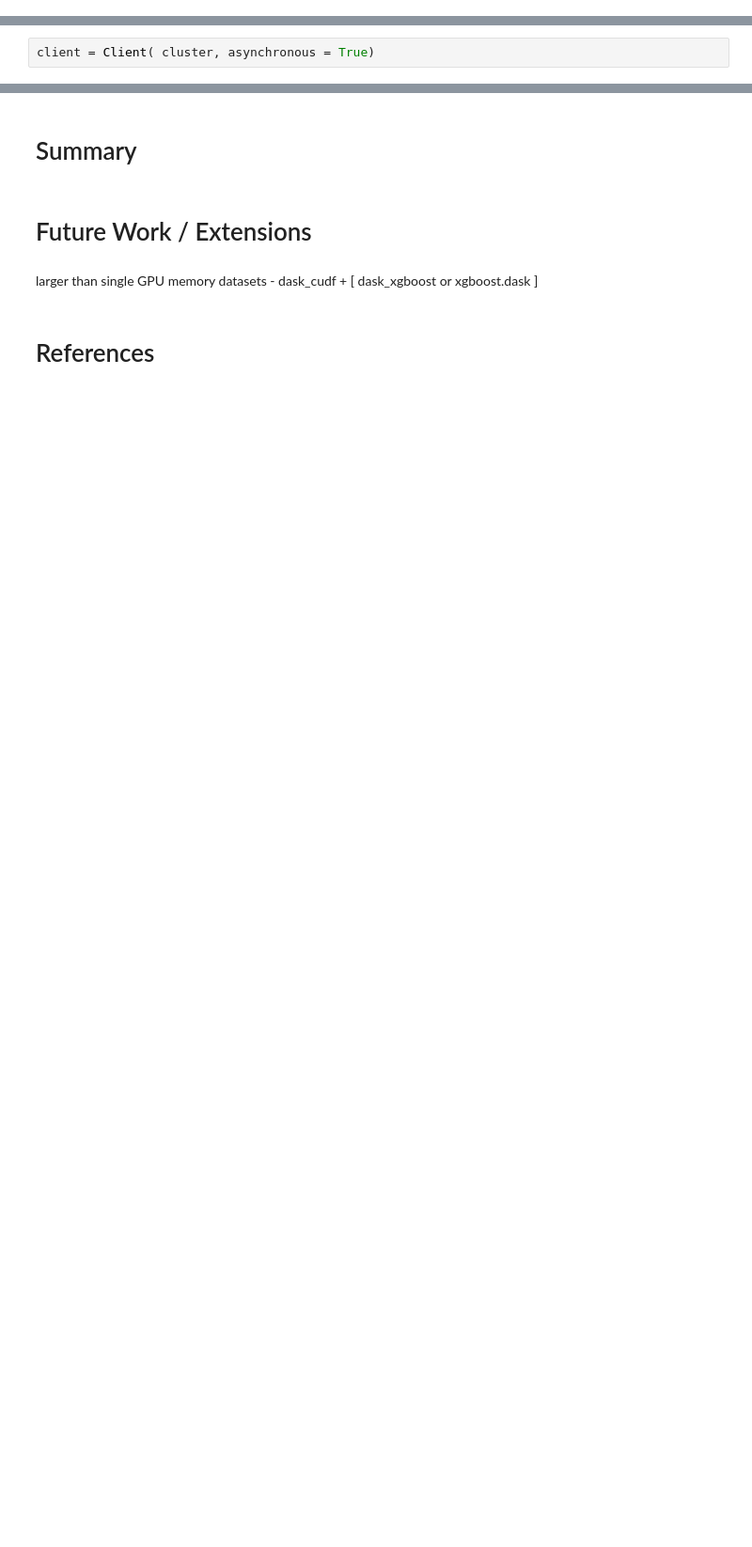
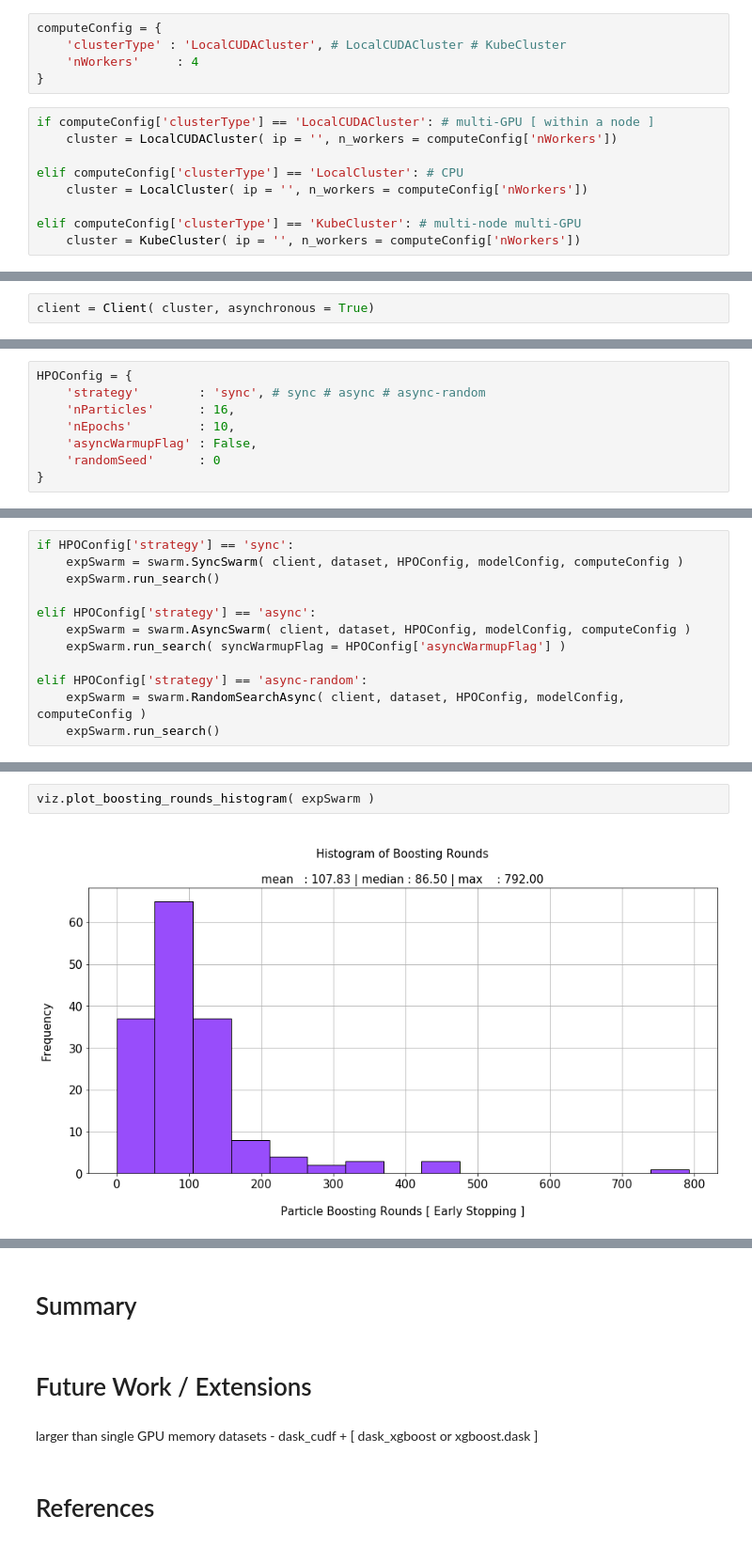
Before and after one commit to miroenev/rapids, a Jupyter notebook: HPO/hpo.ipynb, the cells around one changed output, grey strips where cells are left out. Shown: that part at 94% size. Saved outputs shown, nothing was run; the diff lists cells and outputs as text; blank space fills up the shorter version.

```diff
--- a/HPO/hpo.ipynb
+++ b/HPO/hpo.ipynb
@@ -161,0 +255,14 @@ cluster = LocalCUDACluster( ip = '', n_workers = 4)
+# %%
+computeConfig = {
+    'clusterType' : 'LocalCUDACluster', # LocalCUDACluster # KubeCluster
+    'nWorkers'     : 4
+}
+# %%
+if computeConfig['clusterType'] == 'LocalCUDACluster': # multi-GPU [ within a node ]
+    cluster = LocalCUDACluster( ip = '', n_workers = computeConfig['nWorkers'])
+
+elif computeConfig['clusterType'] == 'LocalCluster': # CPU
+    cluster = LocalCluster( ip = '', n_workers = computeConfig['nWorkers'])
+
+elif computeConfig['clusterType'] == 'KubeCluster': # multi-node multi-GPU
+    cluster = KubeCluster( ip = '', n_workers = computeConfig['nWorkers'])
@@ -410,0 +287,8 @@ plot_tree( trainedModelGPU, ax = ax)
+# %%
+HPOConfig = {
+    'strategy'        : 'sync', # sync # async # async-random
+    'nParticles'      : 16,
+    'nEpochs'         : 10,
+    'asyncWarmupFlag' : False,
+    'randomSeed'      : 0
+}
@@ -410,0 +297,12 @@ plot_tree( trainedModelGPU, ax = ax)
+# %%
+if HPOConfig['strategy'] == 'sync':
+    expSwarm = swarm.SyncSwarm( client, dataset, HPOConfig, modelConfig, computeConfig )
+    expSwarm.run_search()
+
+elif HPOConfig['strategy'] == 'async':
+    expSwarm = swarm.AsyncSwarm( client, dataset, HPOConfig, modelConfig, computeConfig )
+    expSwarm.run_search( syncWarmupFlag = HPOConfig['asyncWarmupFlag'] )
+
+elif HPOConfig['strategy'] == 'async-random':
+    expSwarm = swarm.RandomSearchAsync( client, dataset, HPOConfig, modelConfig, computeConfig )
+    expSwarm.run_search()
@@ -410,0 +335,4 @@ plot_tree( trainedModelGPU, ax = ax)
+# %%
+viz.plot_boosting_rounds_histogram( expSwarm )
+# %% [output]
+[figure, added]
```
Also changed, not shown: parts of 128 cells of this notebook, 9 other files.
